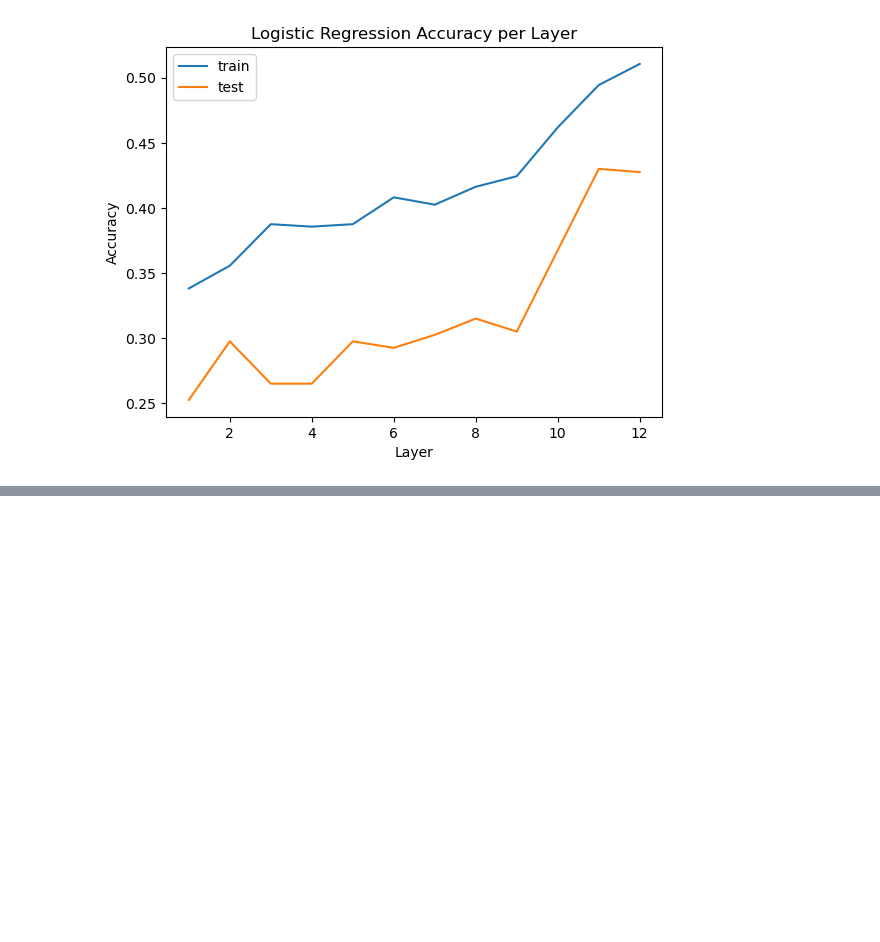
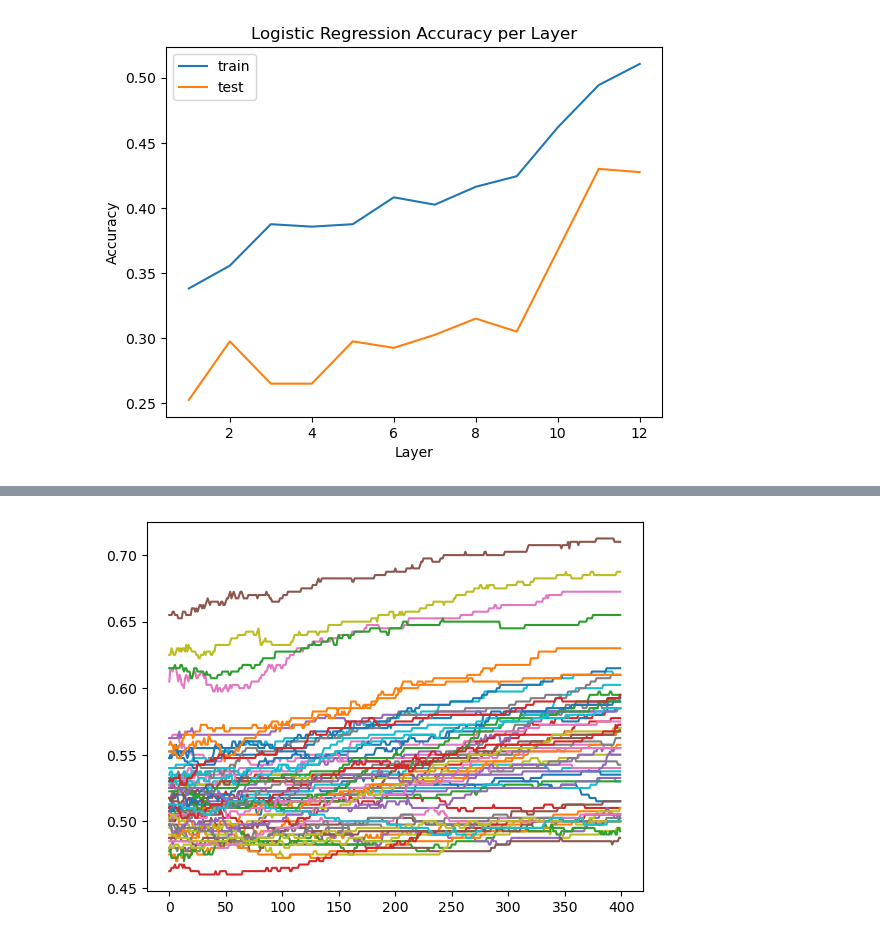
Before and after one commit to adzcai/elk-experiments, a Jupyter notebook: gabe_multiclass.ipynb, the cells around one changed output, grey strips where cells are left out. Cells and saved outputs as stored; diff of their text form; code cells hidden in the pictures; blank space fills up the shorter version.

```diff
--- a/gabe_multiclass.ipynb
+++ b/gabe_multiclass.ipynb
@@ -330,0 +465,8 @@ plt.show()
+# %%
+# plot accuracy history of probe
+for layer in range(1, 13):
+    for att in range(5):
+        plt.plot([history["test_acc_history"][(2, layer, att, i)] for i in range(0, epochs, 100)][100:])
+plt.show()
+# %% [output]
+[figure, added]
```
Also changed, not shown: parts of 20 cells of this notebook, 2 other files.
